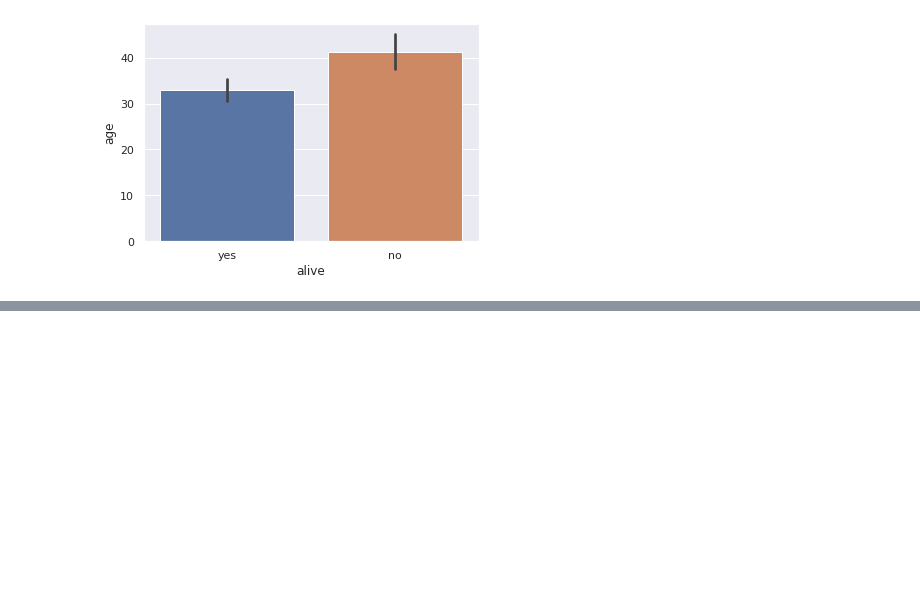
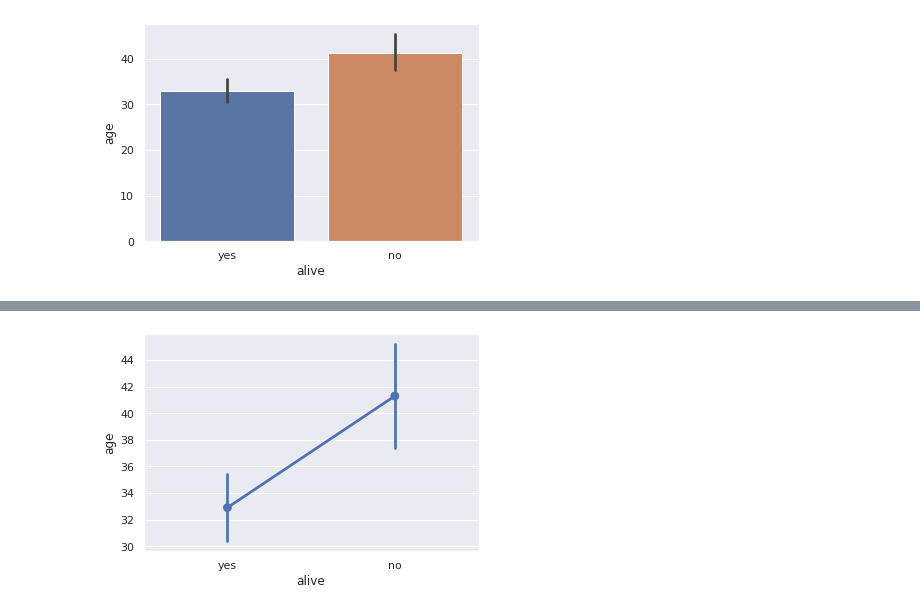
Before and after one commit to mwustinger-tgm/syt5-jupyterlab-mwustinger-tgm, a Jupyter notebook: Data-Science-Protokoll-Wustinger_Python.ipynb, the cells around one changed output, grey strips where cells are left out. Drawn from its saved outputs; the diff is of its cells as text; code cells hidden in the pictures; blank space fills up the shorter version.

```diff
--- a/Data-Science-Protokoll-Wustinger_Python.ipynb
+++ b/Data-Science-Protokoll-Wustinger_Python.ipynb
@@ -102,0 +105,5 @@ Punktdiagramme sind vergleichbar mit Säulen- und Balkendiagrammen. Statt einem
+# %%
+# For each set of alive/not alive passengers, compute and plot the average age.
+sns.pointplot(x='alive', y='age', data=ti);
+# %% [output]
+[figure, added]
```
Also changed, not shown: parts of 10 cells of this notebook, 1 other file.
